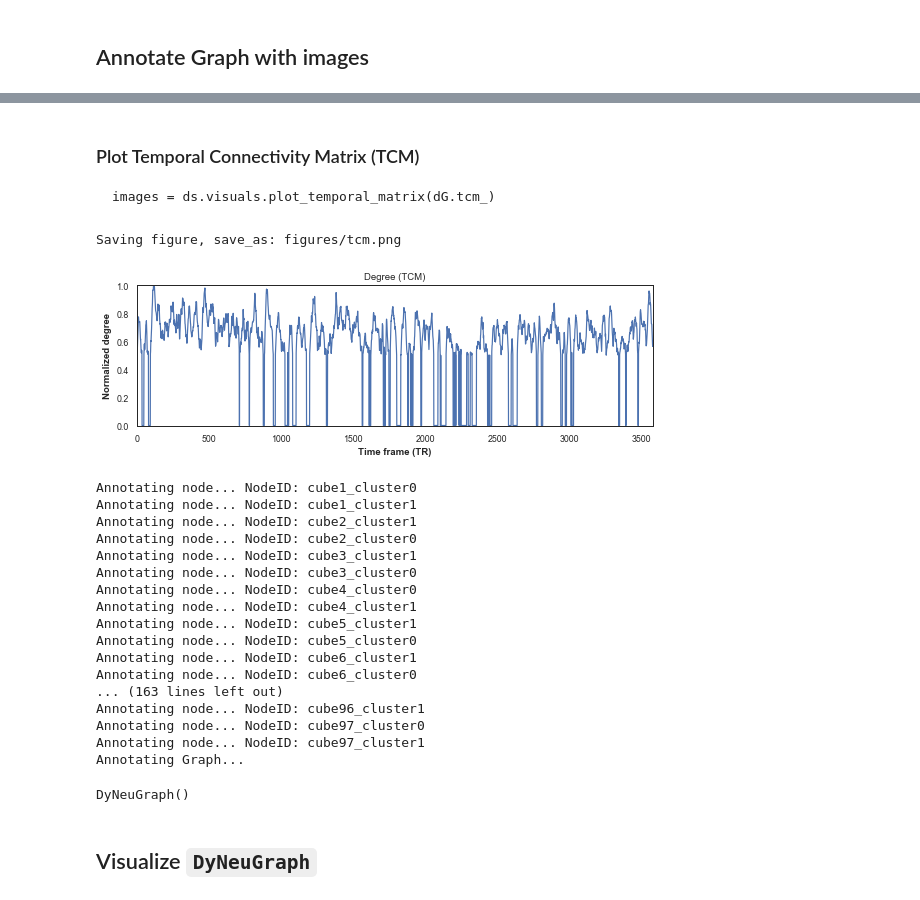
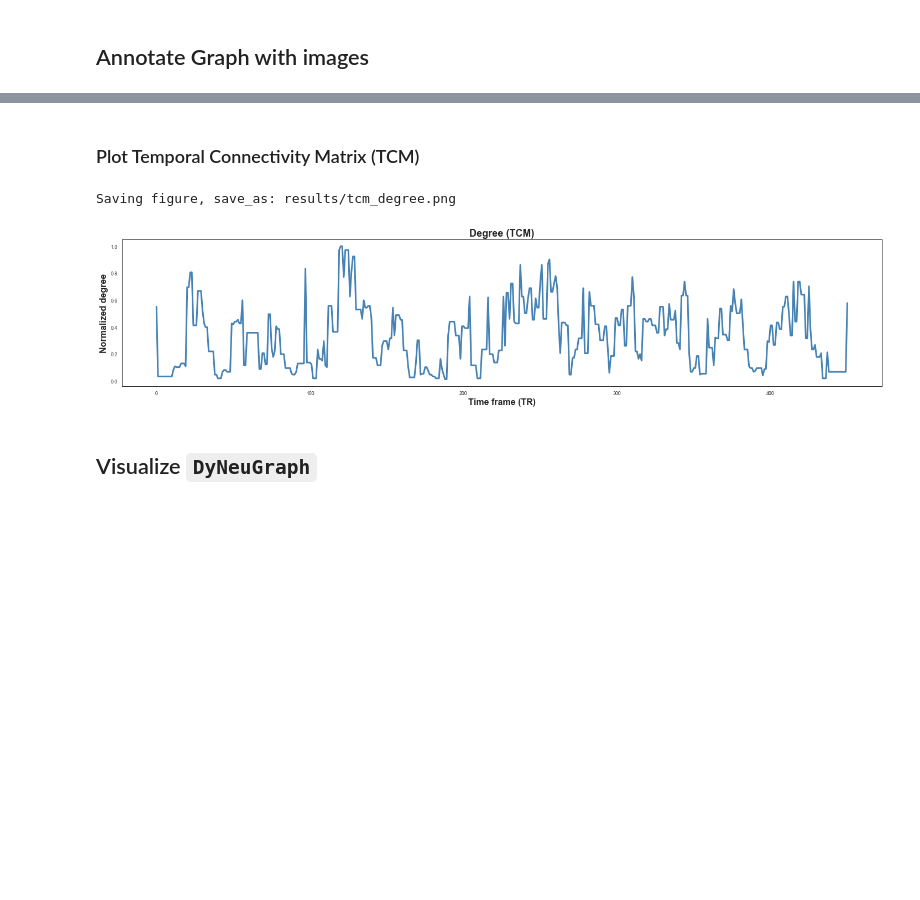
Before and after one commit to braindynamicslab/dyneusr-notebooks, a Jupyter notebook: 03_studyforrest/03_studyforrest.ipynb, the cells around one changed output, grey strips where cells are left out. Saved outputs shown, nothing was run; the diff lists cells and outputs as text; code cells hidden in the pictures; blank space fills up the shorter version.

Commit message:
save studyforrest notebook and loading script

````diff
--- a/03_studyforrest/03_studyforrest.ipynb
+++ b/03_studyforrest/03_studyforrest.ipynb
@@ -24,10 +22,10 @@ sns.set("paper", "white")
 # %% [markdown]
 ## Load data
 # %%
-from load_data import load_studyforest, Bunch
+from load_data import load_studyforrest, Bunch
 
 # load data
-data = load_studyforest(n_subjects=1, n_runs=-1)
+data = load_studyforrest(n_subjects=1, n_runs=1)
 
 # set index of meta
 data.meta = data.meta.set_index(['subject_id','run_id','TR','start','stop'])
@@ -86,13 +71,13 @@ mapper = km.KeplerMapper(verbose=1)
 # init MAPPER params
 projection = TSNE(perplexity=50, init='pca', random_state=0)
 clusterer = km.cluster.KMeans(2)
-coverer = km.Cover(10, 0.5)
+cover = km.Cover(10, 0.5)
 # %% [output]
 KeplerMapper()
 # %%
 # run MAPPER
 lens = mapper.fit_transform(X, projection=projection)
-graph = mapper.map(lens, X=X_inverse, clusterer=clusterer, coverer=coverer)
+graph = mapper.map(lens, X_inverse, clusterer, cover)
 # %% [output]
 ..Composing projection pipeline of length 1:
         Projections: TSNE(angle=0.5, early_exaggeration=12.0, init='pca', learning_rate=200.0,
@@ -123,0 +115,7 @@ plt.scatter(*lens.T, c=y, cmap='Spectral')
+# %%
+y_col = 'FORREST'
+y = data.meta[y_col].values
+
+# optional: define labels for legends
+labels = ['n/a', 'Forrest is on screen']
+print('labels:', labels)
@@ -189,39 +188,10 @@ DyNeuGraph()
 # %% [markdown]
 ### Plot Temporal Connectivity Matrix (TCM)
-
-```
-images = ds.visuals.plot_temporal_matrix(dG.tcm_)
-```
 # %%
 # plot normalized TCM
-tcm_image = ds.visuals.plot_temporal_matrix(
-    dG.tcm_, windows=[20], show=True,
-    save_as='figures/tcm.png'
+tcm_image = ds.visuals.plot_temporal_degree(
+    dG.tcm_, window=1, show=True, save_as='results/tcm_degree.png'
 )
-
-# assign image to each node
-tcm_images = [tcm_image for _ in dG.G_]
-
-# annotate dG with images
-dG.annotate(image=tcm_images)
 # %% [output]
-Saving figure, save_as: figures/tcm.png
+Saving figure, save_as: results/tcm_degree.png
-[figure, old version]
+[figure, new version]
-Annotating node... NodeID: cube1_cluster0
-Annotating node... NodeID: cube1_cluster1
-Annotating node... NodeID: cube2_cluster1
-Annotating node... NodeID: cube2_cluster0
-Annotating node... NodeID: cube3_cluster1
-Annotating node... NodeID: cube3_cluster0
-Annotating node... NodeID: cube4_cluster0
-Annotating node... NodeID: cube4_cluster1
-Annotating node... NodeID: cube5_cluster1
-Annotating node... NodeID: cube5_cluster0
-Annotating node... NodeID: cube6_cluster1
-Annotating node... NodeID: cube6_cluster0
-... (163 lines left out)
-Annotating node... NodeID: cube96_cluster1
-Annotating node... NodeID: cube97_cluster0
-Annotating node... NodeID: cube97_cluster1
-Annotating Graph...
-DyNeuGraph()
````
Also changed, not shown: parts of 22 cells of this notebook, 1 other file.
